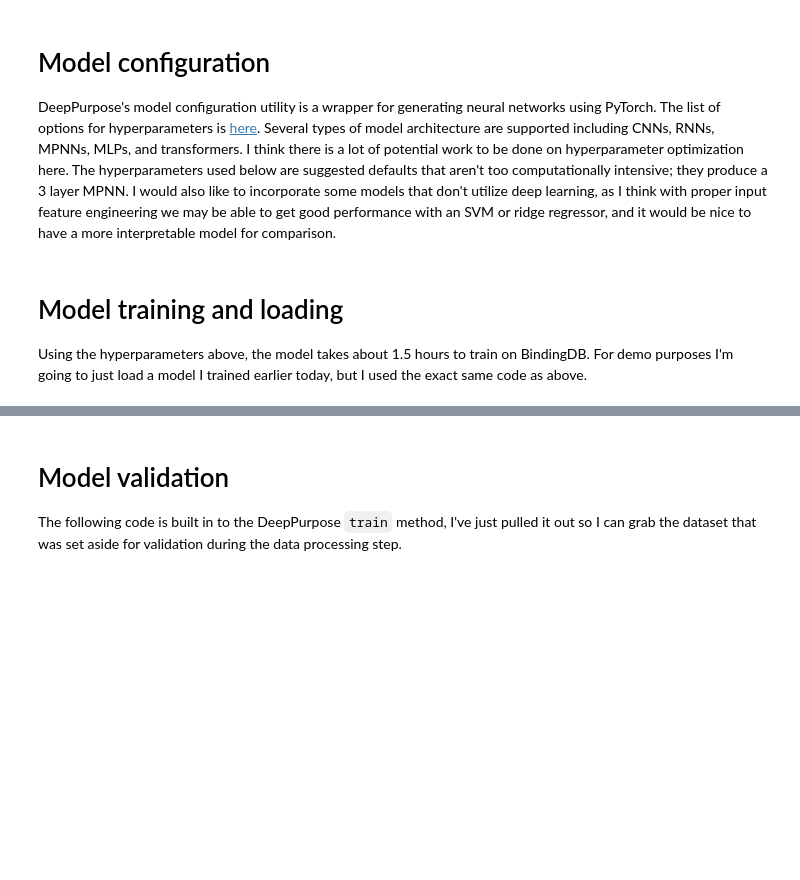
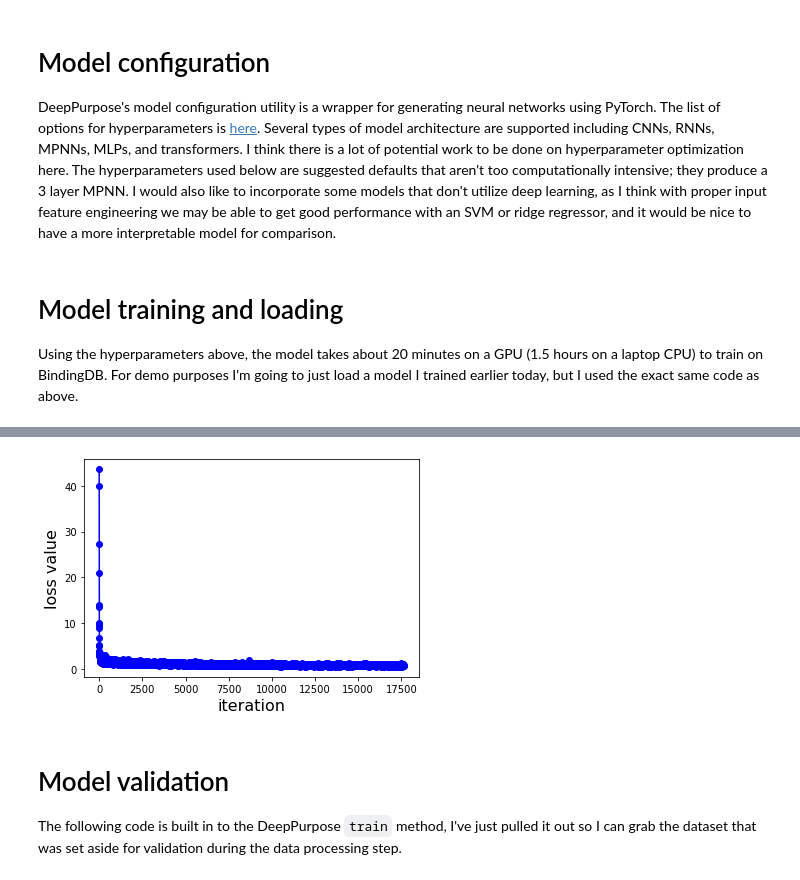
Before and after one commit to jchartove/DeepPurpose-omic, a Jupyter notebook: model_demo_9_24.ipynb, the cells around one changed output, grey strips where cells are left out. Drawn from its saved outputs; the diff is of its cells as text; code cells hidden in the pictures; blank space fills up the shorter version.

```diff
--- a/model_demo_9_24.ipynb
+++ b/model_demo_9_24.ipynb
@@ -54,7 +54,7 @@ i would also like to save the training and testing data sets since this step tak
 # %%
 train, val, test = utils.data_process(X_drugs, X_targets, y,
                                 drug_encoding, target_encoding,
-                                split_method='random',frac=[0.7,0.1,0.2])
+                                split_method='cold_drug',frac=[0.7,0.1,0.2])
 # %% [output]
 Drug Target Interaction Prediction Mode...
 in total: 1073803 drug-target pairs
@@ -93,7 +93,9 @@ model = models.model_initialize(**config)
 # %% [markdown]
 # Model training and loading
 
-Using the hyperparameters above, the model takes about 1.5 hours to train on BindingDB. For demo purposes I'm going to just load a model I trained earlier today, but I used the exact same code as above.
+Using the hyperparameters above, the model takes about 20 minutes on a GPU (1.5 hours on a laptop CPU) to train on BindingDB. For demo purposes I'm going to just load a model I trained earlier today, but I used the exact same code as above.
 # %%
 #run this if you want to train a new one
 model.train(train, val, test, verbose = True)
+model.save_model('./model-9-29')
+# %% [output]
@@ -100,3 +119,4 @@ model.train(train, val, test, verbose = True)
+[figure, added]
 # %%
 #run this if you want to use my trained one
 model = models.model_pretrained(path_dir = './model-9-24')
```
Also changed, not shown: parts of 3 cells of this notebook, 9 other files.
